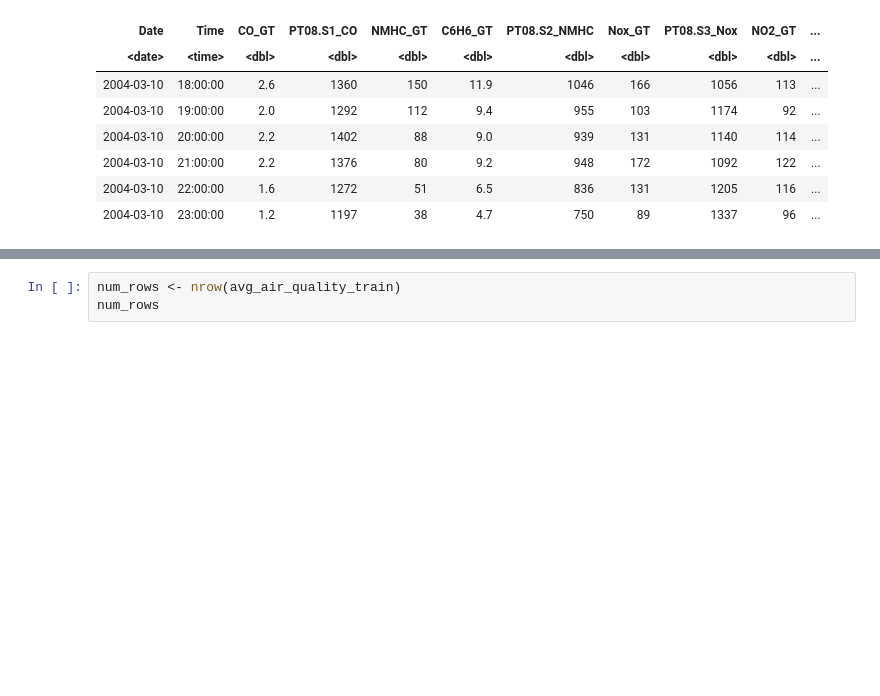
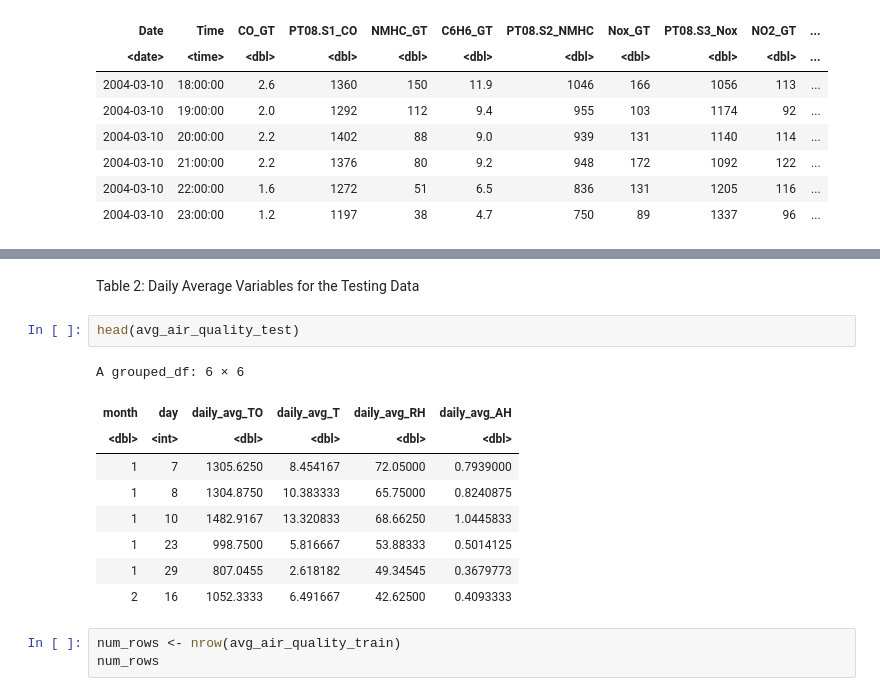
Before and after one commit to recompton/DSCI100_group_project, a Jupyter notebook: Final Project.ipynb, the cells around one changed output, grey strips where cells are left out. Saved outputs shown, nothing was run; the diff lists cells and outputs as text; blank space fills up the shorter version.

```diff
--- a/Final Project.ipynb
+++ b/Final Project.ipynb
@@ -163,3 +136,17 @@ A grouped_df: 92 × 6
+# %% [markdown]
+Table 2: Daily Average Variables for the Testing Data
+# %%
+head(avg_air_quality_test)
+# %% [output]
+A grouped_df: 6 × 6
+| month | day | daily_avg_TO | daily_avg_T | daily_avg_RH | daily_avg_AH |
+| <dbl> | <int> | <dbl> | <dbl> | <dbl> | <dbl> |
+| 1 | 7 | 1305.6250 | 8.454167 | 72.05000 | 0.7939000 |
+| 1 | 8 | 1304.8750 | 10.383333 | 65.75000 | 0.8240875 |
+| 1 | 10 | 1482.9167 | 13.320833 | 68.66250 | 1.0445833 |
+| 1 | 23 | 998.7500 | 5.816667 | 53.88333 | 0.5014125 |
+| 1 | 29 | 807.0455 | 2.618182 | 49.34545 | 0.3679773 |
+| 2 | 16 | 1052.3333 | 6.491667 | 42.62500 | 0.4093333 |
 # %%
 num_rows <- nrow(avg_air_quality_train)
 num_rows
```
Also changed, not shown: parts of 6 cells of this notebook.
